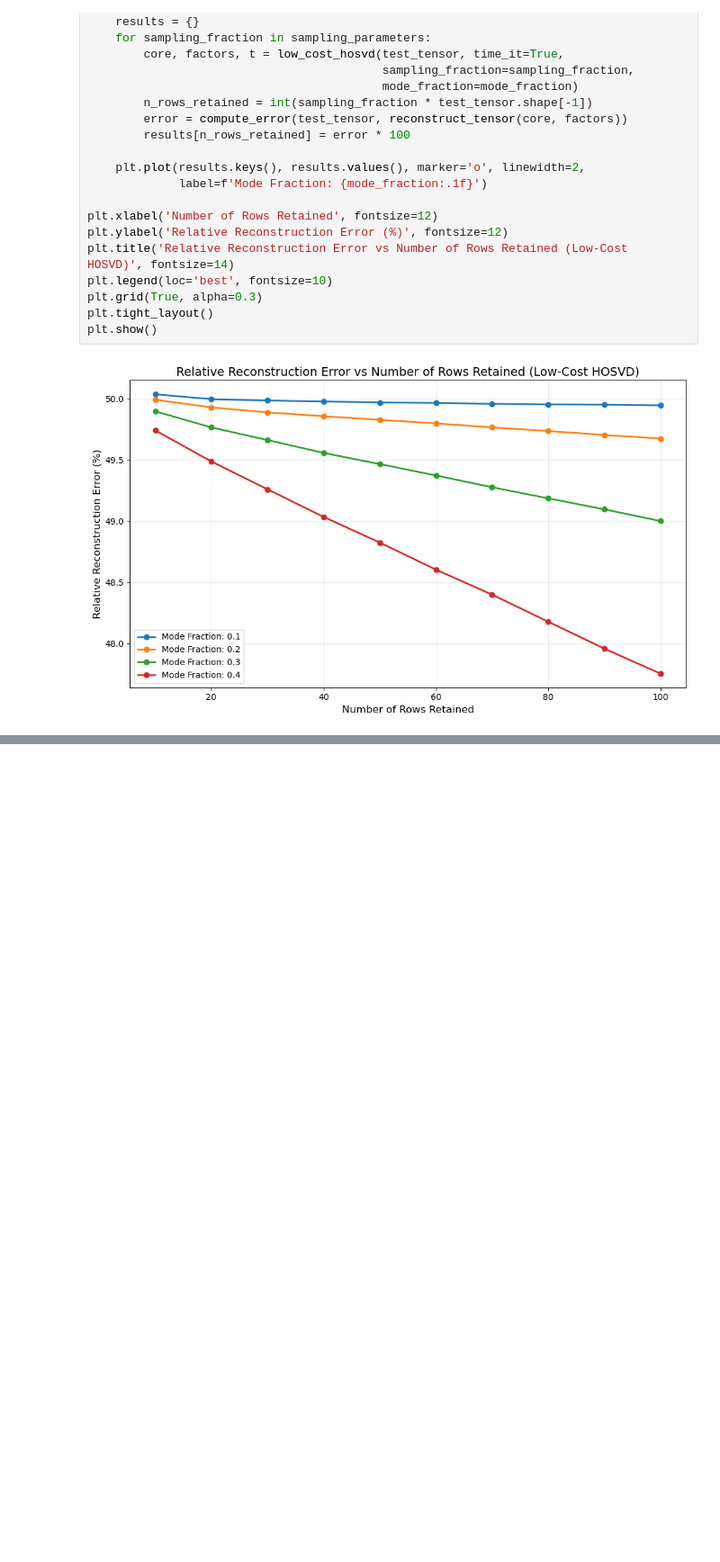
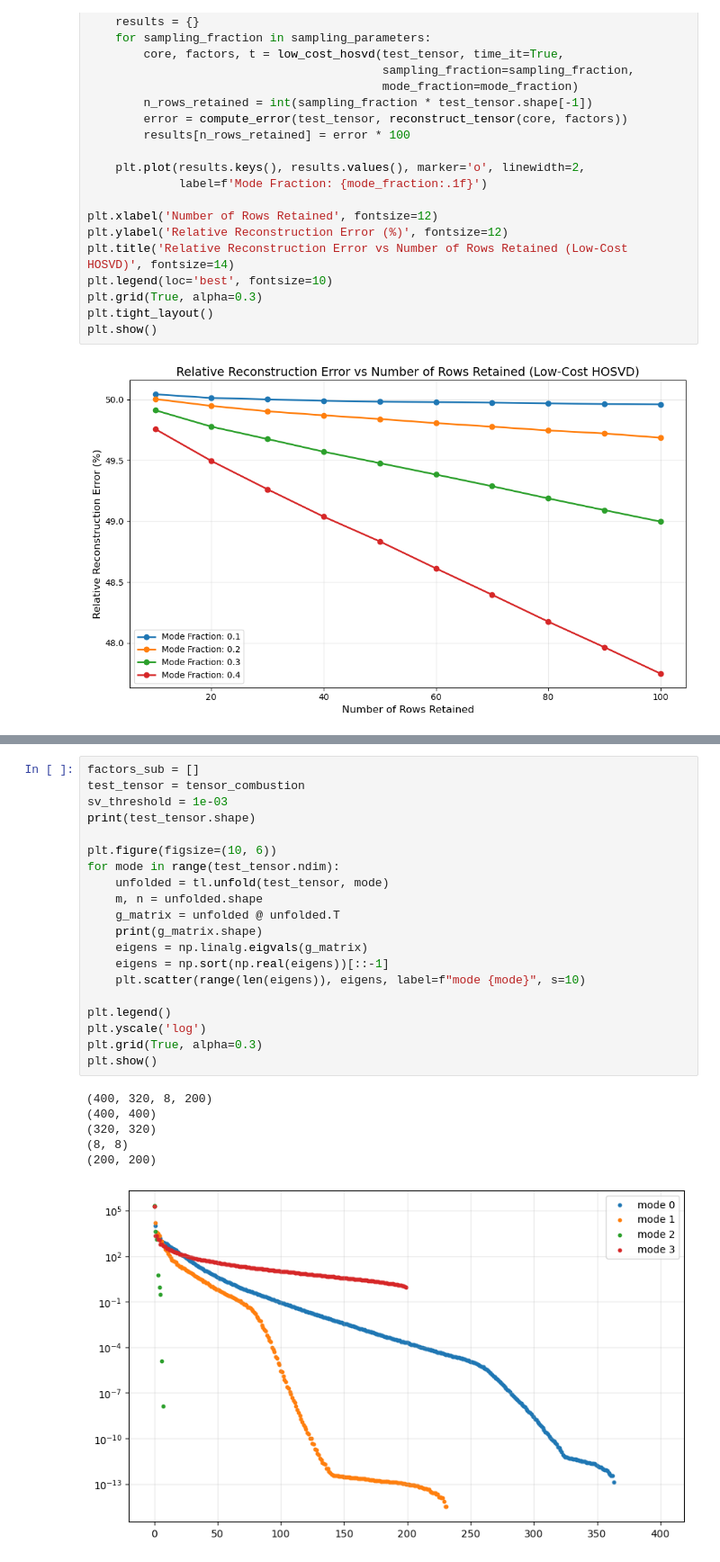
Before and after one commit to Isi2000/LOW-COST-HOSVD, a Jupyter notebook: isacco.ipynb, the cells around one changed output, grey strips where cells are left out. Shown at 90% size. Drawn from its saved outputs; the diff is of its cells as text; blank space fills up the shorter version.

```diff
--- a/isacco.ipynb
+++ b/isacco.ipynb
@@ -565,0 +612,27 @@ Compression_factor: 625.00
+# %%
+factors_sub = []
+test_tensor = tensor_combustion
+sv_threshold = 1e-03
+print(test_tensor.shape)
+
+plt.figure(figsize=(10, 6))
+for mode in range(test_tensor.ndim):
+    unfolded = tl.unfold(test_tensor, mode)
+    m, n = unfolded.shape
+    g_matrix = unfolded @ unfolded.T
+    print(g_matrix.shape)
+    eigens = np.linalg.eigvals(g_matrix)
+    eigens = np.sort(np.real(eigens))[::-1]
+    plt.scatter(range(len(eigens)), eigens, label=f"mode {mode}", s=10)
+
+plt.legend()
+plt.yscale('log')
+plt.grid(True, alpha=0.3)
+plt.show()
+# %% [output]
+(400, 320, 8, 200)
+(400, 400)
+(320, 320)
+(8, 8)
+(200, 200)
+[figure, added]
```
Also changed, not shown: parts of 14 cells of this notebook, 19 other files.
